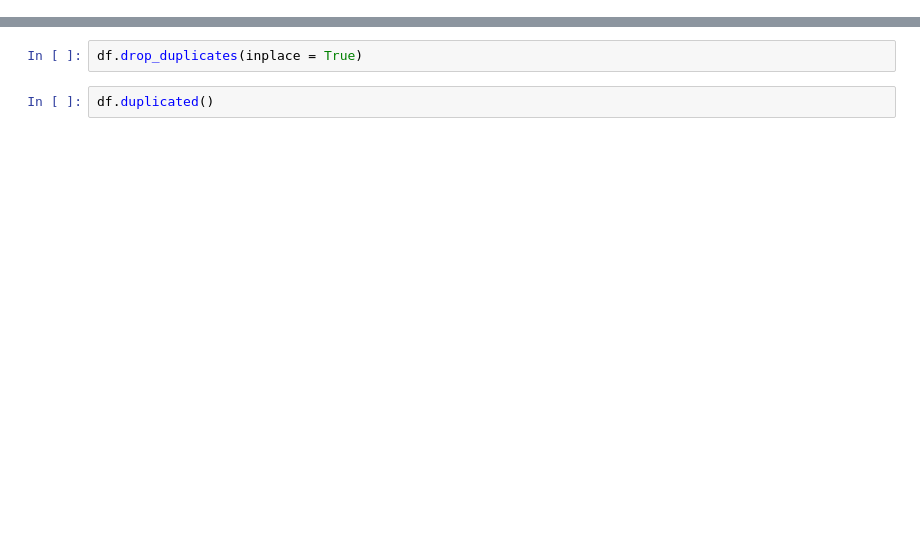
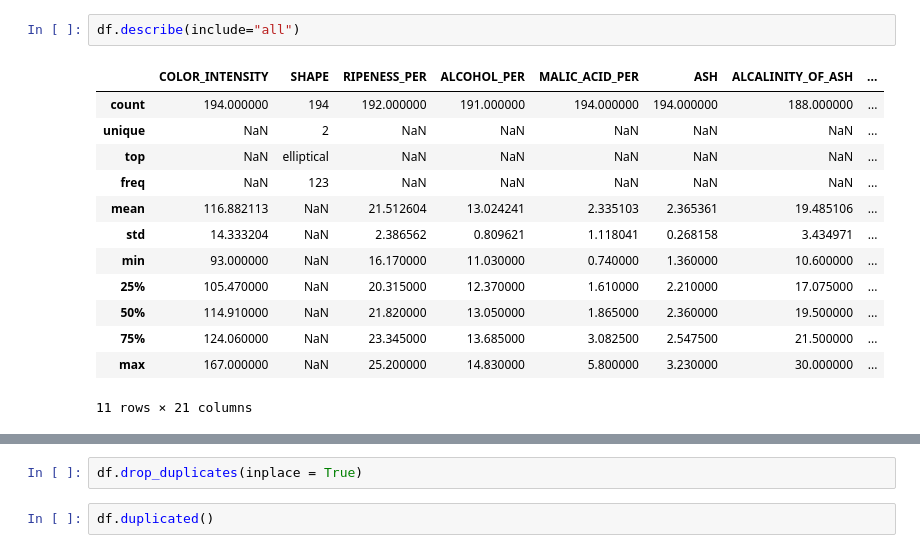
Before and after one commit to CappyCap17/dataSciExp, a Jupyter notebook: DS_Exp2.ipynb, the cells around one changed output, grey strips where cells are left out. Cells and saved outputs as stored; diff of their text form; blank space fills up the shorter version.

```diff
--- a/DS_Exp2.ipynb
+++ b/DS_Exp2.ipynb
@@ -13,0 +50,16 @@ df.columns
+# %%
+df.describe(include="all")
+# %% [output]
+|  | COLOR_INTENSITY | SHAPE | RIPENESS_PER | ALCOHOL_PER | MALIC_ACID_PER | ASH | ALCALINITY_OF_ASH | ... |
+| count | 194.000000 | 194 | 192.000000 | 191.000000 | 194.000000 | 194.000000 | 188.000000 | ... |
+| unique | NaN | 2 | NaN | NaN | NaN | NaN | NaN | ... |
+| top | NaN | elliptical | NaN | NaN | NaN | NaN | NaN | ... |
+| freq | NaN | 123 | NaN | NaN | NaN | NaN | NaN | ... |
+| mean | 116.882113 | NaN | 21.512604 | 13.024241 | 2.335103 | 2.365361 | 19.485106 | ... |
+| std | 14.333204 | NaN | 2.386562 | 0.809621 | 1.118041 | 0.268158 | 3.434971 | ... |
+| min | 93.000000 | NaN | 16.170000 | 11.030000 | 0.740000 | 1.360000 | 10.600000 | ... |
+| 25% | 105.470000 | NaN | 20.315000 | 12.370000 | 1.610000 | 2.210000 | 17.075000 | ... |
+| 50% | 114.910000 | NaN | 21.820000 | 13.050000 | 1.865000 | 2.360000 | 19.500000 | ... |
+| 75% | 124.060000 | NaN | 23.345000 | 13.685000 | 3.082500 | 2.547500 | 21.500000 | ... |
+| max | 167.000000 | NaN | 25.200000 | 14.830000 | 5.800000 | 3.230000 | 30.000000 | ... |
+11 rows × 21 columns
```
Also changed, not shown: parts of 43 cells of this notebook.
